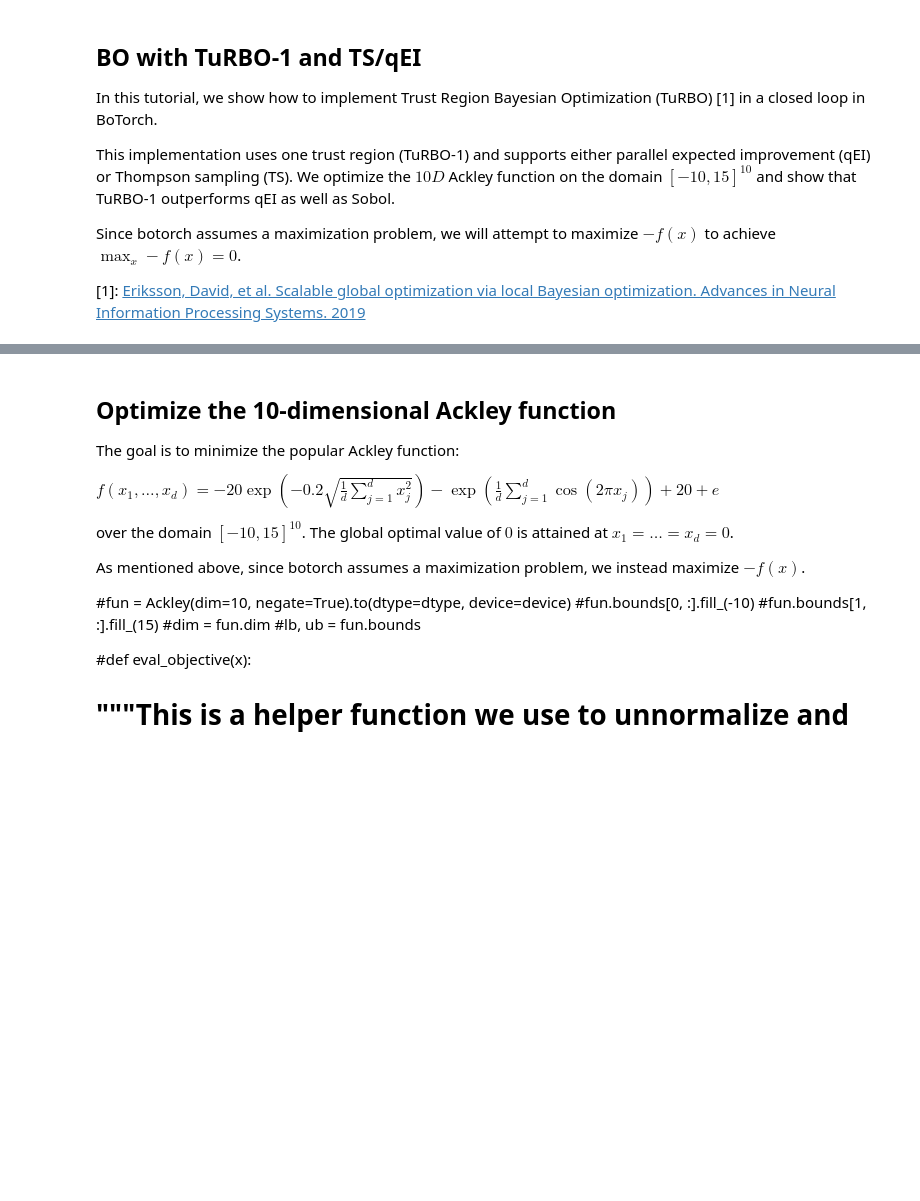
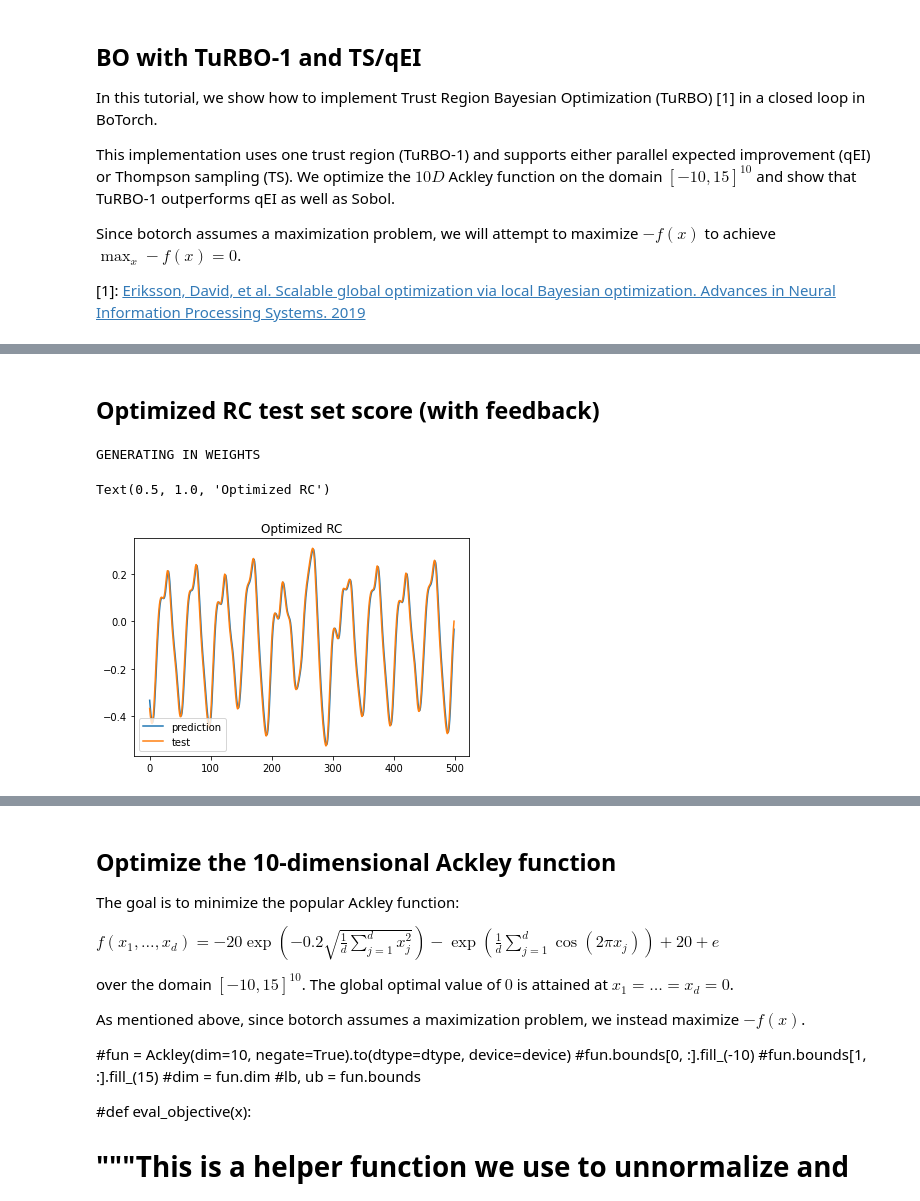
Before and after one commit to blindedjoy/RcTorch, a Jupyter notebook: turbo_1.ipynb, the cells around one changed output, grey strips where cells are left out. Cells and saved outputs as stored; diff of their text form; code cells hidden in the pictures; blank space fills up the shorter version.

```diff
--- a/turbo_1.ipynb
+++ b/turbo_1.ipynb
@@ -10,0 +87,22 @@ Since botorch assumes a maximization problem, we will attempt to maximize $-f(x)
+# %%
+vals_ = vals.copy()
+vals_["connectivity"] = 10**(vals_["connectivity"])
+vals_["regularization"] = 10**(vals_["regularization"])
+# %% [markdown]
+## Optimized RC test set score (with feedback)
+# %%
+RC = EchoStateNetwork(**vals_, feedback=True, backprop = False, epochs = 20,
+         activation_f = sinsq)
+RC.train( train.to(device), learning_rate = 5e-3)
+
+err, pred = RC.test(test.to(device), scoring_method = "nrmse", steps_ahead = 1)
+
+
+plt.plot(pred, label = "prediction")
+plt.plot(test, label = "test")
+plt.legend();
+plt.title("Optimized RC")
+# %% [output]
+GENERATING IN WEIGHTS
+Text(0.5, 1.0, 'Optimized RC')
+[figure, added]
```
Also changed, not shown: parts of 39 cells of this notebook, 4 other files.
